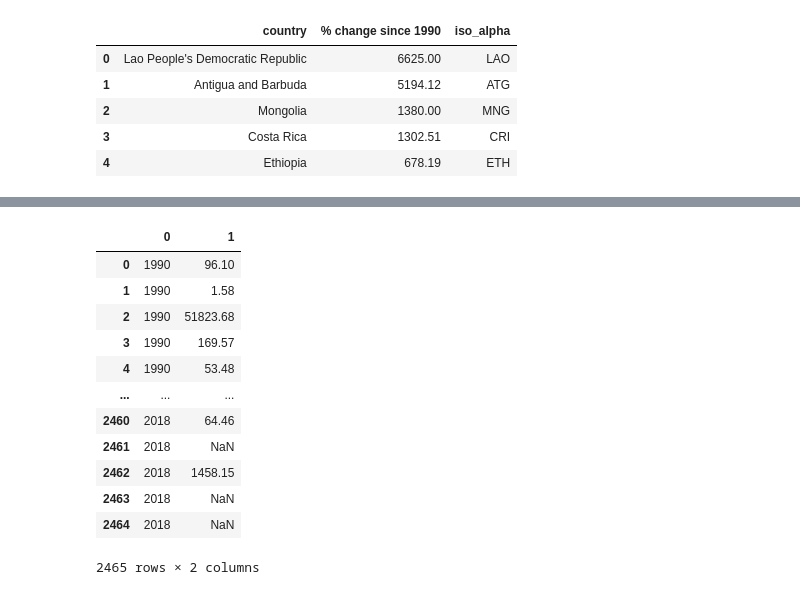
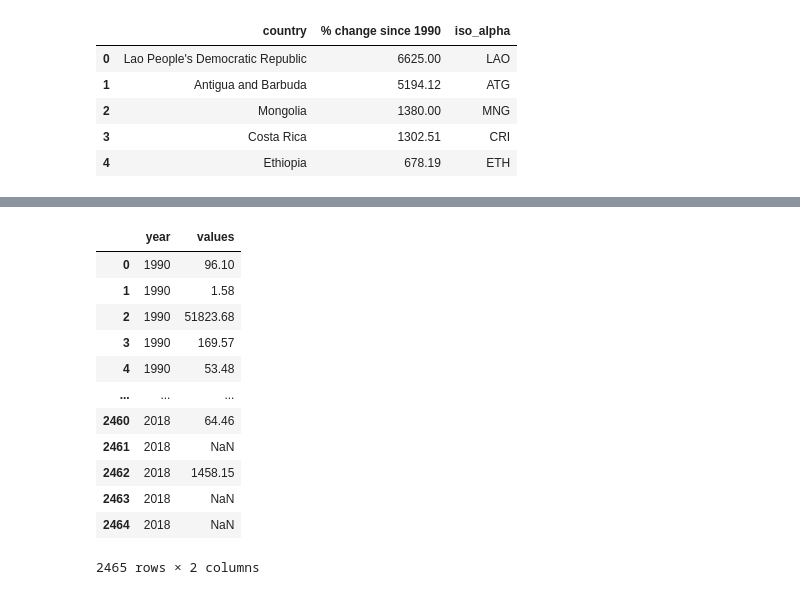
Before and after one commit to kozyreviva/Climat, a Jupyter notebook: Air_Indicators/climat.ipynb, the cells around one changed output, grey strips where cells are left out. Drawn from its saved outputs; the diff is of its cells as text; code cells hidden in the pictures.

```diff
--- a/Air_Indicators/climat.ipynb
+++ b/Air_Indicators/climat.ipynb
@@ -112,7 +112,7 @@ In a future version, `df.iloc[:, i] = newvals` will attempt to set the values in
 df_n2o_dropna_percent["Latest Year"] = df_n2o_dropna_percent['Latest Year'].astype(int)
 df_n2o_dropna_percent["% change since 1990"] = df_n2o_dropna_percent['% change since 1990'].replace(to_replace = ',', value = '', regex = True)
 df_n2o_dropna_percent["% change since 1990"] = df_n2o_dropna_percent['% change since 1990'].astype(float)
-df_n2o_dropna_percent["N2O emissions, latest year"] = df_n2o_dropna_percent['% change since 1990'].replace(to_replace = ',', value = '', regex = True)
+df_n2o_dropna_percent["N2O emissions, latest year"] = df_n2o_dropna_percent["N2O emissions, latest year"].replace(to_replace = ',', value = '', regex = True)
 df_n2o_dropna_percent["N2O emissions, latest year"] = df_n2o_dropna_percent['N2O emissions, latest year'].astype(float)
 df_n2o_dropna_percent.info()
 # %% [output]
@@ -183,12 +183,13 @@ fig.show()
 # %%
 lst =[]
 for i, row in df_n2o_dropna_percent.iloc[:,2:31].items():
     for item in row:
         lst.append([i,item])
 df = pd.DataFrame(lst)
+df = df.rename(columns = {0:'year',1:'values'})
 df
 # %% [output]
-|  | 0 | 1 |
+|  | year | values |
 | 0 | 1990 | 96.10 |
 | 1 | 1990 | 1.58 |
 | 2 | 1990 | 51823.68 |
```
Also changed, not shown: parts of 2 cells of this notebook.
